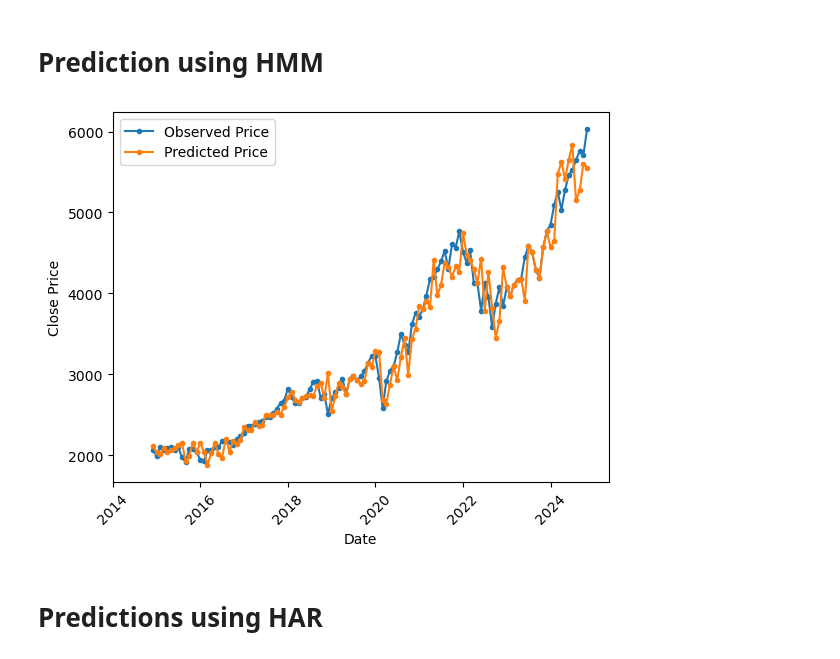
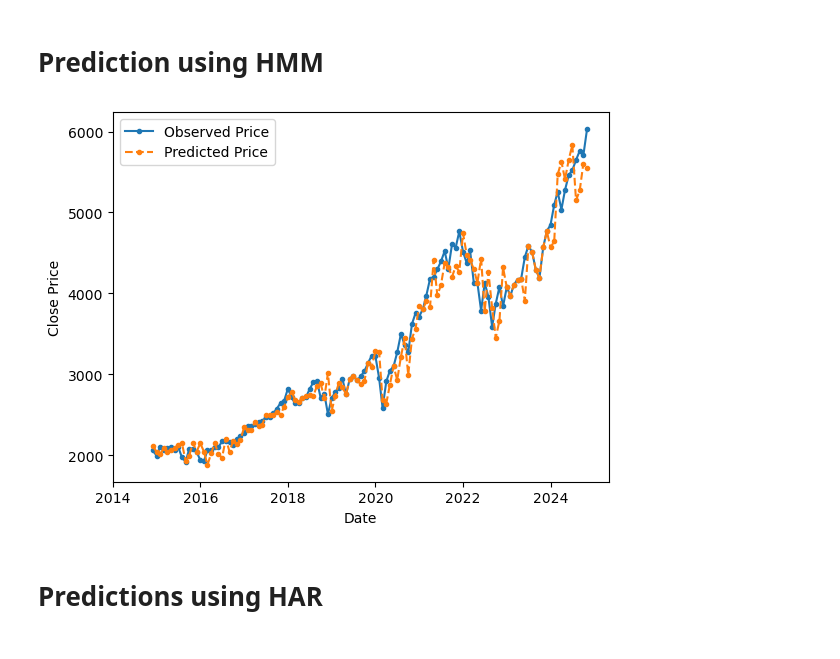
Before and after one commit to rinaaro/TS-project---HMM, a Jupyter notebook: Data_collection.ipynb, the cells around one changed output. Cells and saved outputs as stored; diff of their text form; code cells hidden in the pictures.

```diff
--- a/Data_collection.ipynb
+++ b/Data_collection.ipynb
@@ -305,30 +311,28 @@ for i in truncated_obs['Close']:
 # %%
 #Plotting hmm predictions
 dates = monthly_with_dates.index[779:]
 
 # Plot the data
 plt.plot(dates, close, marker='.', label="Observed Price")
-plt.plot(dates, hmm_price, marker='.', label="Predicted Price")
+plt.plot(dates, hmm_price, marker='.', label="Predicted Price", linestyle='--')
 
 plt.xlabel("Date")
 plt.ylabel("Close Price")
 
 
 years = dates.year.unique()
 ticks = [year for year in years if year % 2 == 0]  # Show ticks every 5 years
 
 # Set x-ticks to those years
 plt.xticks(pd.to_datetime([f"{year}-01-01" for year in ticks]))
 plt.gca().set_xticklabels([f"{year}" for year in ticks])
 
-# Rotate x-axis labels for better readability
-plt.xticks(rotation=45)
-
 # Add the legend and display the plot
 plt.legend()
+plt.savefig("HMM_pred.png", format='png', dpi=300)
 plt.show()
 # %% [output]
-[figure, old version]
+[figure, new version]
 # %% [markdown]
 # Predictions using HAR
 # %%
```
Also changed, not shown: parts of 19 cells of this notebook.
